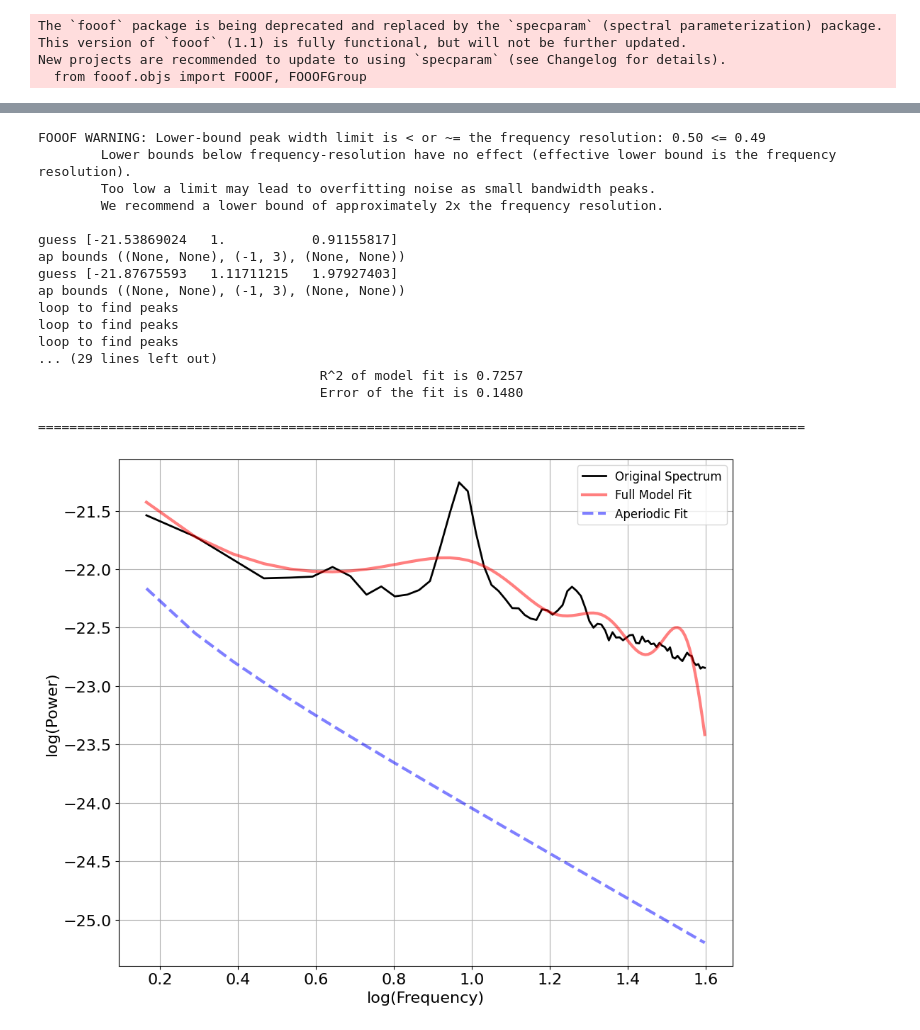
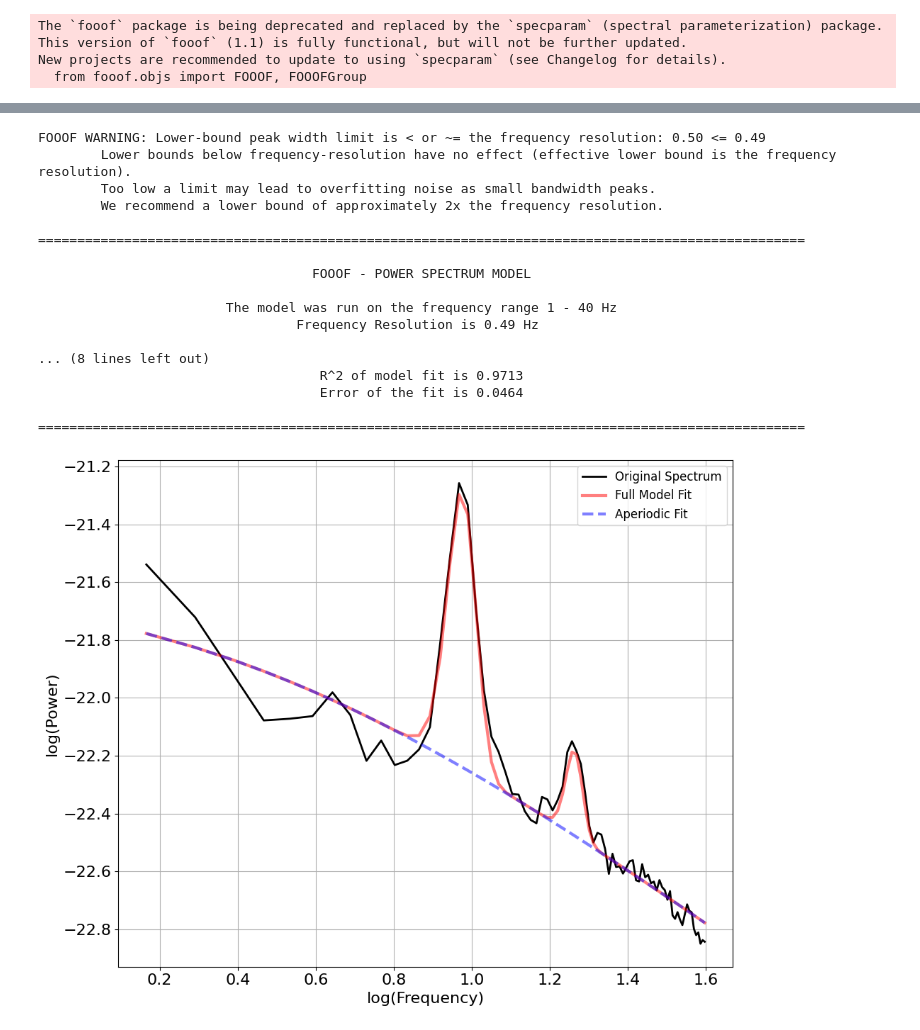
Before and after one commit to jtmiles/fooof, a Jupyter notebook: examples/lorentzian/demo.ipynb, the cells around one changed output, grey strips where cells are left out. Drawn from its saved outputs; the diff is of its cells as text; code cells hidden in the pictures.

Commit message:
rerun demo with debugged FOOOF package 20230713

```diff
--- a/examples/lorentzian/demo.ipynb
+++ b/examples/lorentzian/demo.ipynb
@@ -40,22 +14,25 @@ FOOOF WARNING: Lower-bound peak width limit is < or ~= the frequency resolution:
 # %%
+freqs = load_fooof_data('freqs.npy')
+spectrum = load_fooof_data('spectrum.npy')
+
 fm_lorentzian = FOOOF( aperiodic_mode = 'lorentzian')
 fm_lorentzian.report(freqs, spectrum, freq_range, plt_log=True)
 # %% [output]
 FOOOF WARNING: Lower-bound peak width limit is < or ~= the frequency resolution: 0.50 <= 0.49
         Lower bounds below frequency-resolution have no effect (effective lower bound is the frequency resolution).
         Too low a limit may lead to overfitting noise as small bandwidth peaks.
         We recommend a lower bound of approximately 2x the frequency resolution.
 
-guess [-21.53869024   1.           0.91155817]
-ap bounds ((None, None), (-1, 3), (None, None))
-guess [-21.87675593   1.11711215   1.97927403]
-ap bounds ((None, None), (-1, 3), (None, None))
-loop to find peaks
-loop to find peaks
-loop to find peaks
-... (29 lines left out)
-                                    R^2 of model fit is 0.7257
-                                    Error of the fit is 0.1480
+==================================================================================================
+
+                                   FOOOF - POWER SPECTRUM MODEL
+
+                        The model was run on the frequency range 1 - 40 Hz
+                                 Frequency Resolution is 0.49 Hz
+
+... (8 lines left out)
+                                    R^2 of model fit is 0.9713
+                                    Error of the fit is 0.0464
 
 ==================================================================================================
-[figure, old version]
+[figure, new version]
```
Also changed, not shown: parts of 7 cells of this notebook.
